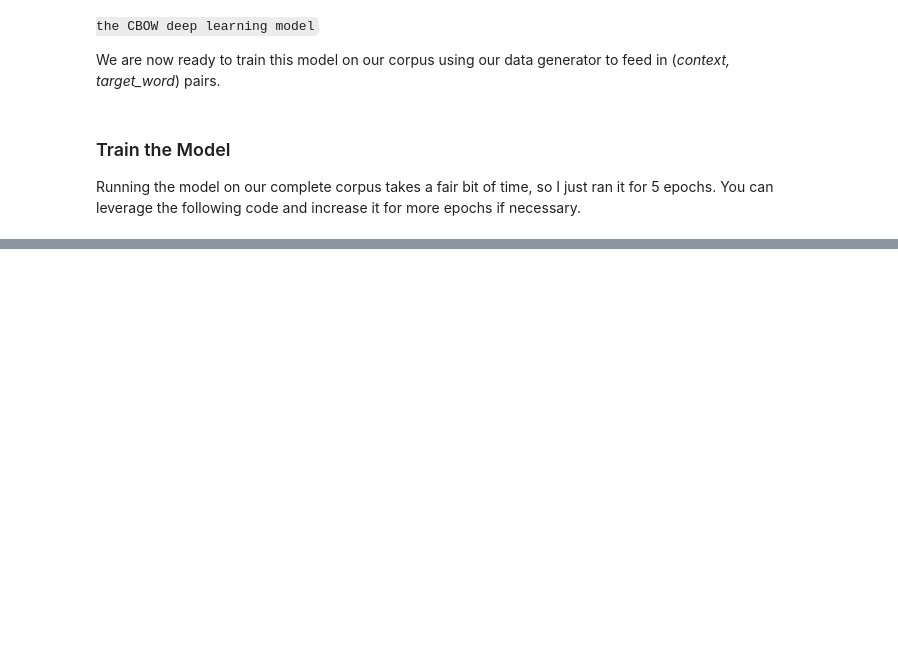
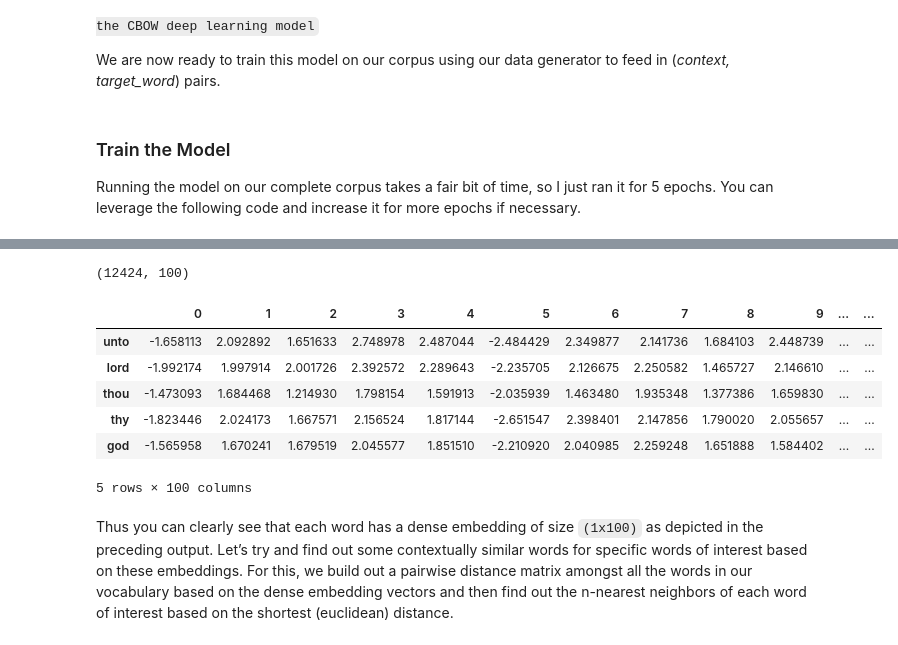
Before and after one commit to ai-dave/capstone, a Jupyter notebook: Curriculum/Section-31--Natural-Language-Processing/Section-31.1--Foundations-of-Traditional-and-Modern-NLP/4--NLP-Feature-Engineering-Deep-Learning.ipynb, the cells around one changed output, grey strips where cells are left out. Cells and saved outputs as stored; diff of their text form; code cells hidden in the pictures; blank space fills up the shorter version.

```diff
--- a/Curriculum/Section-31--Natural-Language-Processing/Section-31.1--Foundations-of-Traditional-and-Modern-NLP/4--NLP-Feature-Engineering-Deep-Learning.ipynb
+++ b/Curriculum/Section-31--Natural-Language-Processing/Section-31.1--Foundations-of-Traditional-and-Modern-NLP/4--NLP-Feature-Engineering-Deep-Learning.ipynb
@@ -370,0 +386,19 @@ Epoch: 2        Loss: 5500023.541309938
+# %%
+weights = cbow.get_weights()[0]
+weights = weights[1:]
+print(weights.shape)
+
+pd.DataFrame(weights, index=list(id2word.values())[1:]).head()
+
+# Word Embeddings for our vocabulary based on the CBOW model
+# %% [output]
+(12424, 100)
+|  | 0 | 1 | 2 | 3 | 4 | 5 | 6 | 7 | 8 | 9 | ... | ... |
+| unto | -1.658113 | 2.092892 | 1.651633 | 2.748978 | 2.487044 | -2.484429 | 2.349877 | 2.141736 | 1.684103 | 2.448739 | ... | ... |
+| lord | -1.992174 | 1.997914 | 2.001726 | 2.392572 | 2.289643 | -2.235705 | 2.126675 | 2.250582 | 1.465727 | 2.146610 | ... | ... |
+| thou | -1.473093 | 1.684468 | 1.214930 | 1.798154 | 1.591913 | -2.035939 | 1.463480 | 1.935348 | 1.377386 | 1.659830 | ... | ... |
+| thy | -1.823446 | 2.024173 | 1.667571 | 2.156524 | 1.817144 | -2.651547 | 2.398401 | 2.147856 | 1.790020 | 2.055657 | ... | ... |
+| god | -1.565958 | 1.670241 | 1.679519 | 2.045577 | 1.851510 | -2.210920 | 2.040985 | 2.259248 | 1.651888 | 1.584402 | ... | ... |
+5 rows × 100 columns
+# %% [markdown]
+Thus you can clearly see that each word has a dense embedding of size `(1x100)` as depicted in the preceding output. Let’s try and find out some contextually similar words for specific words of interest based on these embeddings. For this, we build out a pairwise distance matrix amongst all the words in our vocabulary based on the dense embedding vectors and then find out the n-nearest neighbors of each word of interest based on the shortest (euclidean) distance.
```
Also changed, not shown: parts of 6 cells of this notebook, 1 other file.
